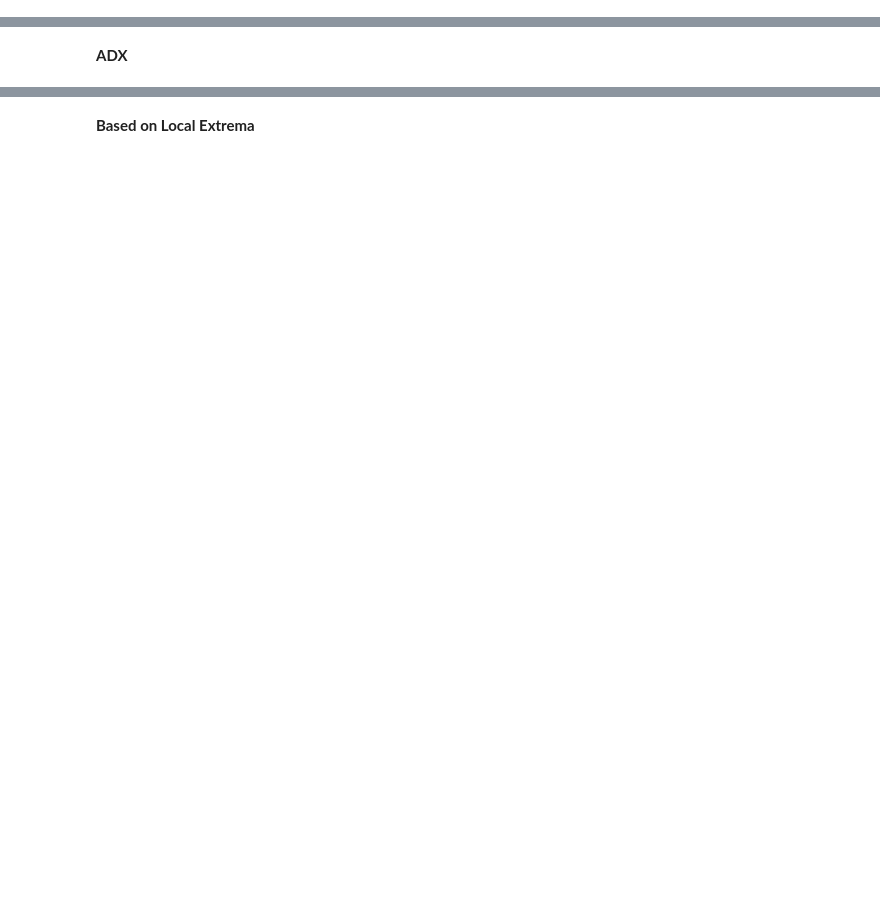
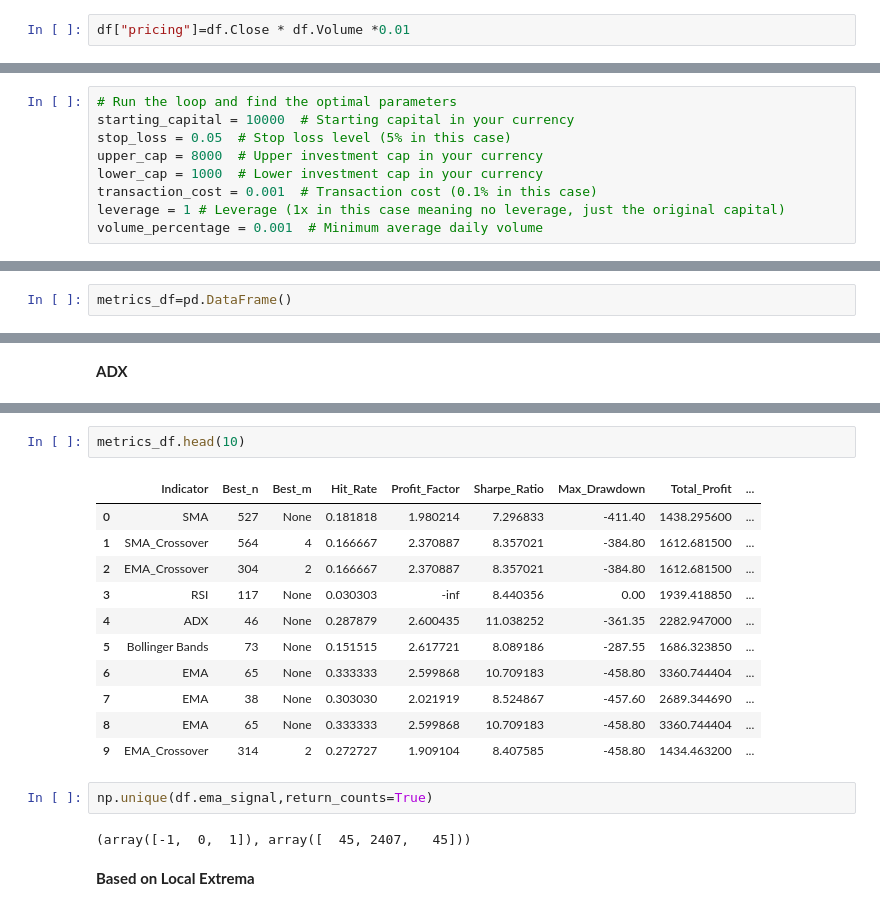
Before and after one commit to abhinav70291/TechnicalAnalysis-for-intra-day-trading, a Jupyter notebook: Technical_Analysis_rectified.ipynb, the cells around one changed output, grey strips where cells are left out. Drawn from its saved outputs; the diff is of its cells as text; blank space fills up the shorter version.

```diff
--- a/Technical_Analysis_rectified.ipynb
+++ b/Technical_Analysis_rectified.ipynb
@@ -33,0 +22,2 @@ df.describe()
+# %%
+df["pricing"]=df.Close * df.Volume *0.01
@@ -158,8 +143,19 @@ def macd_calc(df, short_n, long_n, signal_n):
 (vi) Average Directional Index
 
 (vii)  Bollinger Bands
+# %%
+# Run the loop and find the optimal parameters
+starting_capital = 10000  # Starting capital in your currency
+stop_loss = 0.05  # Stop loss level (5% in this case)
+upper_cap = 8000  # Upper investment cap in your currency
+lower_cap = 1000  # Lower investment cap in your currency
+transaction_cost = 0.001  # Transaction cost (0.1% in this case)
+leverage = 1 # Leverage (1x in this case meaning no leverage, just the original capital)
+volume_percentage = 0.001  # Minimum average daily volume
 # %% [markdown]
 **SMA**
+# %%
+metrics_df=pd.DataFrame()
 # %%
 import numpy as np
 import pandas as pd
@@ -870,2 +1051,20 @@ The parameter with maximum Sharpe Ratio is: 10
+# %%
+metrics_df.head(10)
+# %% [output]
+|  | Indicator | Best_n | Best_m | Hit_Rate | Profit_Factor | Sharpe_Ratio | Max_Drawdown | Total_Profit | ... |
+| 0 | SMA | 527 | None | 0.181818 | 1.980214 | 7.296833 | -411.40 | 1438.295600 | ... |
+| 1 | SMA_Crossover | 564 | 4 | 0.166667 | 2.370887 | 8.357021 | -384.80 | 1612.681500 | ... |
+| 2 | EMA_Crossover | 304 | 2 | 0.166667 | 2.370887 | 8.357021 | -384.80 | 1612.681500 | ... |
+| 3 | RSI | 117 | None | 0.030303 | -inf | 8.440356 | 0.00 | 1939.418850 | ... |
+| 4 | ADX | 46 | None | 0.287879 | 2.600435 | 11.038252 | -361.35 | 2282.947000 | ... |
+| 5 | Bollinger Bands | 73 | None | 0.151515 | 2.617721 | 8.089186 | -287.55 | 1686.323850 | ... |
+| 6 | EMA | 65 | None | 0.333333 | 2.599868 | 10.709183 | -458.80 | 3360.744404 | ... |
+| 7 | EMA | 38 | None | 0.303030 | 2.021919 | 8.524867 | -457.60 | 2689.344690 | ... |
+| 8 | EMA | 65 | None | 0.333333 | 2.599868 | 10.709183 | -458.80 | 3360.744404 | ... |
+| 9 | EMA_Crossover | 314 | 2 | 0.272727 | 1.909104 | 8.407585 | -458.80 | 1434.463200 | ... |
+# %%
+np.unique(df.ema_signal,return_counts=True)
+# %% [output]
+(array([-1,  0,  1]), array([  45, 2407,   45]))
 # %% [markdown]
 **Based on Local Extrema**
```
Also changed, not shown: parts of 13 cells of this notebook.
